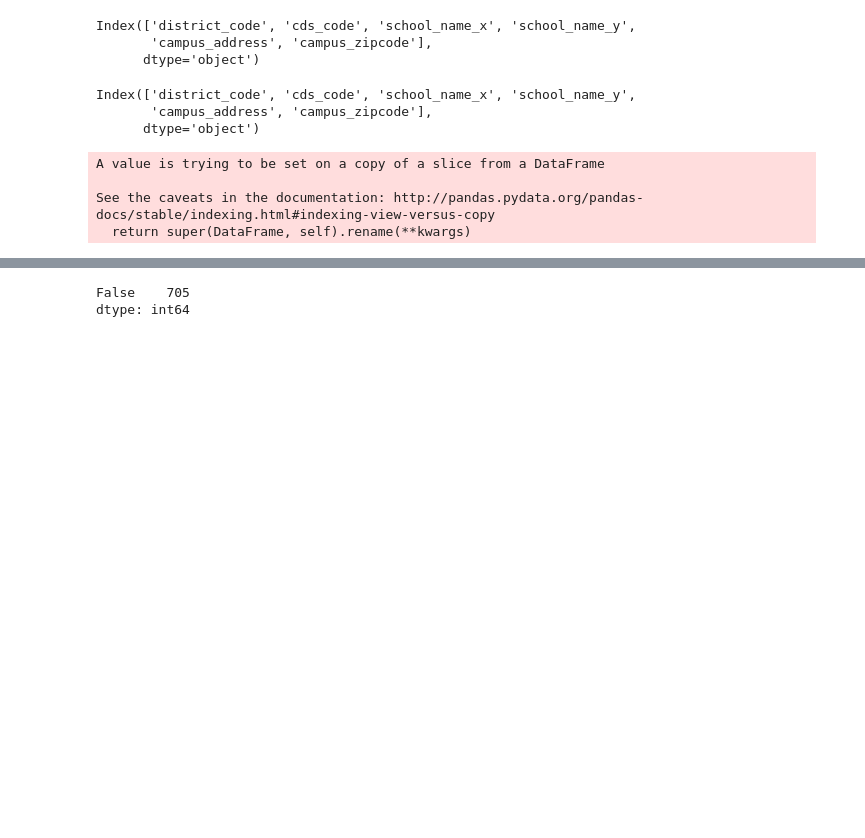
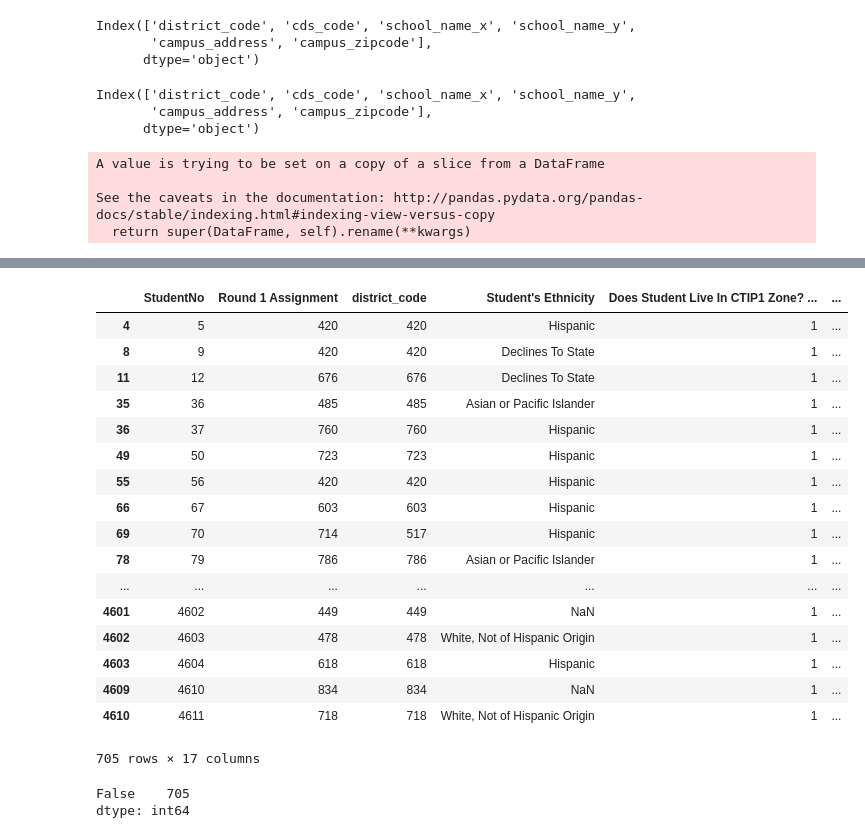
Before and after one commit to IreneFlorez/sf-kindergarten-lottery, a Jupyter notebook: KQED_SF_Kinder_Lottery.ipynb, the cells around one changed output, grey strips where cells are left out. Drawn from its saved outputs; the diff is of its cells as text; code cells hidden in the pictures; blank space fills up the shorter version.

```diff
--- a/KQED_SF_Kinder_Lottery.ipynb
+++ b/KQED_SF_Kinder_Lottery.ipynb
@@ -477,6 +546,6 @@ ctip_enrolled = zipdata.drop(['Round 1 Assignment'], axis=1)
 # %%
 #filter data for ctip only students
-ctip_enrolled = zipdata.loc[zipdata['Does Student Live In CTIP1 Zone? (y/n)'] == 1]
+ctip_enrolled = lotto_results.loc[lotto_results['Does Student Live In CTIP1 Zone? (y/n)'] == 1]
 # %%
 #rename one of the columns to make it easier to merge data with the master schools list
 ctip_enrolled.rename(columns={'School Enrolled In As Of 11/03/2017' : 'district_code'}, inplace=True)
@@ -502,6 +577,25 @@ memory usage: 38.6 KB
 # %%
 #check the data so far
-ctip_enrolled.to_csv('./data/exports/2_ctip_enrolled.csv')
+ctip_enrolled
+# %% [output]
+|  | StudentNo | Round 1 Assignment | district_code | Student's Ethnicity | Does Student Live In CTIP1 Zone? ... | ... |
+| 4 | 5 | 420 | 420 | Hispanic | 1 | ... |
+| 8 | 9 | 420 | 420 | Declines To State | 1 | ... |
+| 11 | 12 | 676 | 676 | Declines To State | 1 | ... |
+| 35 | 36 | 485 | 485 | Asian or Pacific Islander | 1 | ... |
+| 36 | 37 | 760 | 760 | Hispanic | 1 | ... |
+| 49 | 50 | 723 | 723 | Hispanic | 1 | ... |
+| 55 | 56 | 420 | 420 | Hispanic | 1 | ... |
+| 66 | 67 | 603 | 603 | Hispanic | 1 | ... |
+| 69 | 70 | 714 | 517 | Hispanic | 1 | ... |
+| 78 | 79 | 786 | 786 | Asian or Pacific Islander | 1 | ... |
+| ... | ... | ... | ... | ... | ... | ... |
+| 4601 | 4602 | 449 | 449 | NaN | 1 | ... |
+| 4602 | 4603 | 478 | 478 | White, Not of Hispanic Origin | 1 | ... |
+| 4603 | 4604 | 618 | 618 | Hispanic | 1 | ... |
+| 4609 | 4610 | 834 | 834 | NaN | 1 | ... |
+| 4610 | 4611 | 718 | 718 | White, Not of Hispanic Origin | 1 | ... |
+705 rows × 17 columns
 # %%
 #check for duplicates
 ctip_enrolled.duplicated('StudentNo').value_counts()
```
Also changed, not shown: parts of 85 cells of this notebook, 1 other file.
